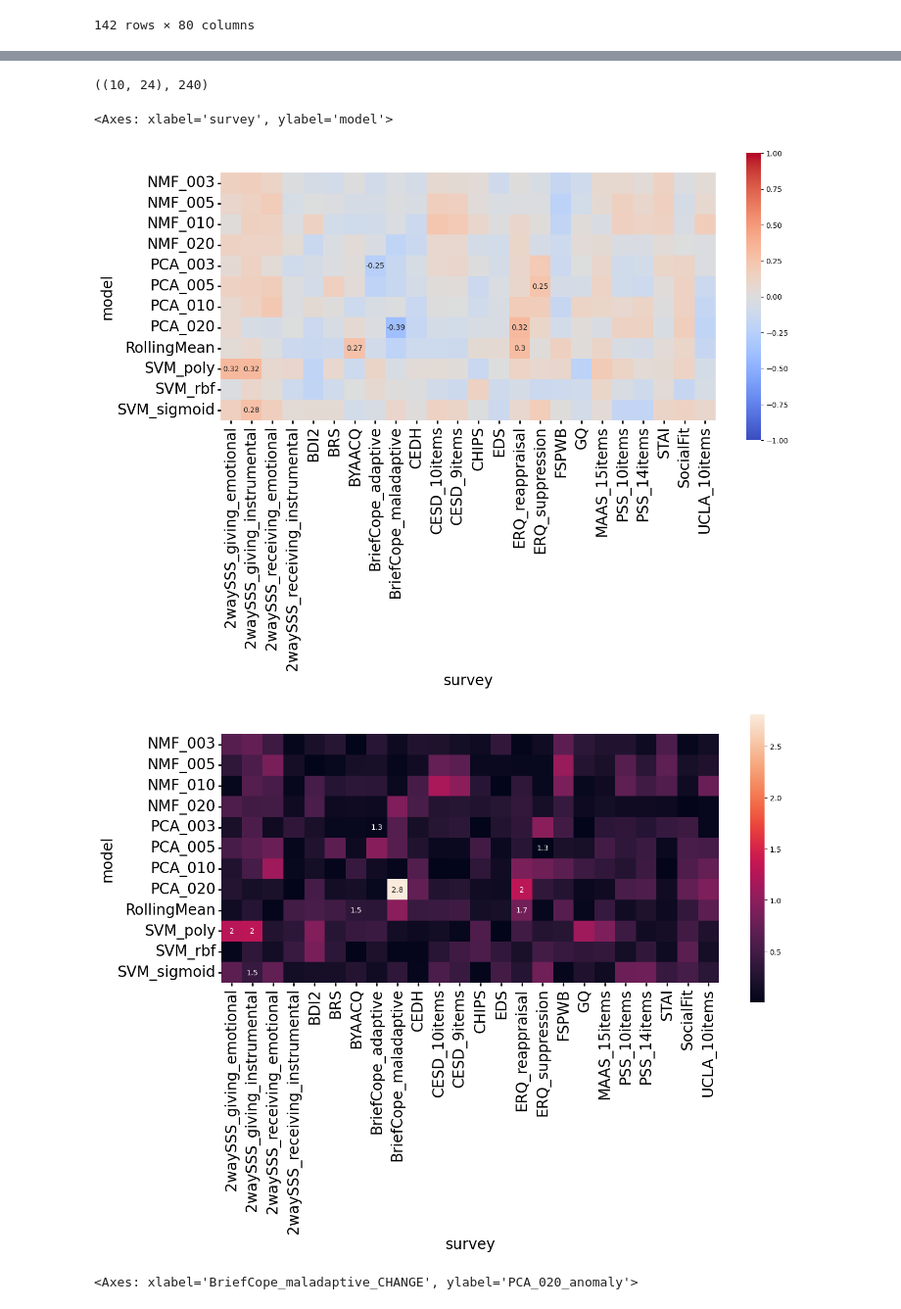
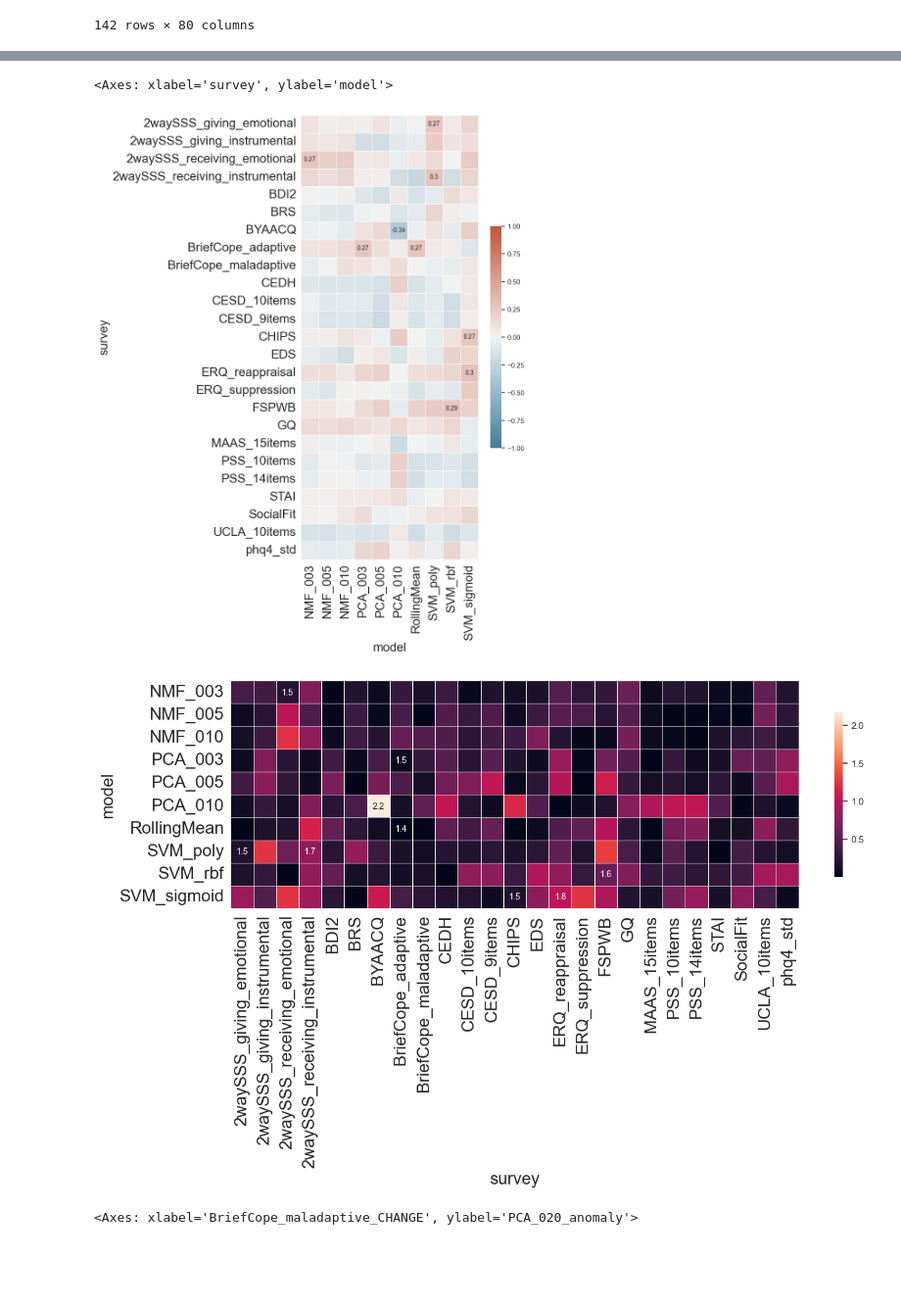
Before and after one commit to akre96/mhealth_anomaly_detection, a Jupyter notebook: notebooks/AMIA23_figures_globem.ipynb, the cells around one changed output, grey strips where cells are left out. Shown: that part at 98% size. Saved outputs shown, nothing was run; the diff lists cells and outputs as text; code cells hidden in the pictures; blank space fills up the shorter version.

```diff
--- a/notebooks/AMIA23_figures_globem.ipynb
+++ b/notebooks/AMIA23_figures_globem.ipynb
@@ -70,0 +72,5 @@ prepost = GLOBEM.get_pre_post_surveys()
+# %%
+phq_std = pd.DataFrame(
+    phq4.rename(columns={'pid':'subject_id'}).groupby('subject_id').phq4.std()
+).reset_index().rename(columns={'phq4':'phq_std'})
+phq_std
@@ -88,7 +108,7 @@ prepost
 | 141 | INS-W_760 | 2020-03-27 | 23.0 | 77.0 | 30.0 | 17.0 | ... |
 142 rows × 80 columns
 # %%
-filt_06 = exp06_ad.merge(prepost)
+filt_06 = exp06_ad.merge(prepost).merge(phq_std)
 filt_06 = filt_06[(filt_06.date >= filt_06.pre_date) & (filt_06.date <= filt_06.post_date)]
 filt_06.shape, exp06_ad.shape
 # %% [output]
@@ -104,6 +124,7 @@ survey_cols = [
 ]
 study_level = filt_06.groupby([
     'subject_id',
+    'phq_std',
     *survey_cols,
 ])[anomaly_detector_cols].sum().reset_index()
 sns.heatmap(study_level.set_index('subject_id'))
@@ -127,6 +148,17 @@ for s in surveys:
         corr_df['survey'] = s
         corr_df['target'] = target
         corr_dfs.append(corr_df)
+
+corr_df = anomaly_detection.correlateDetectedToOutcome(
+    detected_anomalies=study_level,
+    anomaly_detector_cols=anomaly_detector_cols,
+    outcome_col='phq_std',
+    groupby_cols=['year', 'study']
+)
+corr_df['outcome'] = 'phq4_std'
+corr_df['survey'] = 'phq4_std'
+corr_df['target'] = 'CHANGE'
+corr_dfs.append(corr_df)
 study_corrs = pd.concat(corr_dfs)
 study_corrs
 # %% [output]
@@ -188,7 +220,3 @@ prepost_melt
-# %%
-study_corr_piv.shape, study_corr_piv.shape[0] * study_corr_piv.shape[1]
-# %% [output]
-((10, 24), 240)
 # %%
 study_corrs['model'] = study_corrs.detector.str.removesuffix('_anomaly')
 study_corr_piv = study_corrs.pivot_table(
@@ -202,49 +230,57 @@ study_corr_p_piv = study_corrs.pivot_table(
     values='p',
 ) # * study_corr_piv.shape[0] * study_corr_piv.shape[1]
 sig = study_corr_p_piv >= 0.05
-fig, ax = plt.subplots(figsize=(15, 7))
+#fig, ax = plt.subplots(figsize=(15, 7))
+fig, ax = plt.subplots(figsize=(7, 13))
+cmap = sns.diverging_palette(230, 20, as_cmap=True)
 sns.heatmap(
-    study_corr_piv,
+    study_corr_piv.T,
     vmin=-1,
     vmax=1,
-    cmap='coolwarm',
+    cmap=cmap,
+    linewidths=.5,
+    cbar_kws={'shrink': .5},
     square=True,
     ax=ax
 )
 sns.heatmap(
-    study_corr_piv,
+    study_corr_piv.T,
     vmin=-1,
     vmax=1,
-    cmap='coolwarm',
+    cmap=cmap,
     square=True,
-    mask=sig,
-    annot=study_corr_piv.round(2),
+    mask=sig.T,
+    annot=study_corr_piv.round(2).T,
     annot_kws={'fontsize': 10},
+    linewidths=.5,
     cbar=False,
     ax=ax
 )
 fa.despine_thicken_axes(ax, heatmap=True, x_rotation=90)
 
 fig, ax = plt.subplots(figsize=(15, 7))
 sns.heatmap(
     np.log10(1/study_corr_p_piv),
     square=True,
+    cbar_kws={'shrink': .5},
+    linewidths=.5,
     ax=ax
 )
 sns.heatmap(
     np.log10(1/study_corr_p_piv),
     square=True,
     mask=sig,
     annot=np.log10(1/study_corr_p_piv).round(2),
     annot_kws={'fontsize': 10},
+    linewidths=.5,
     cbar=False,
     ax=ax
 )
 fa.despine_thicken_axes(ax, heatmap=True, x_rotation=90)
 # %% [output]
 <Axes: xlabel='survey', ylabel='model'>
-[figure, old version]
+[figure, new version]
-[figure, old version]
+[figure, new version]
 # %%
 #ax = sns.scatterplot(
 #    x='2waySSS_giving_emotional_CHANGE',
```
Also changed, not shown: parts of 7 cells of this notebook, 16 other files.
